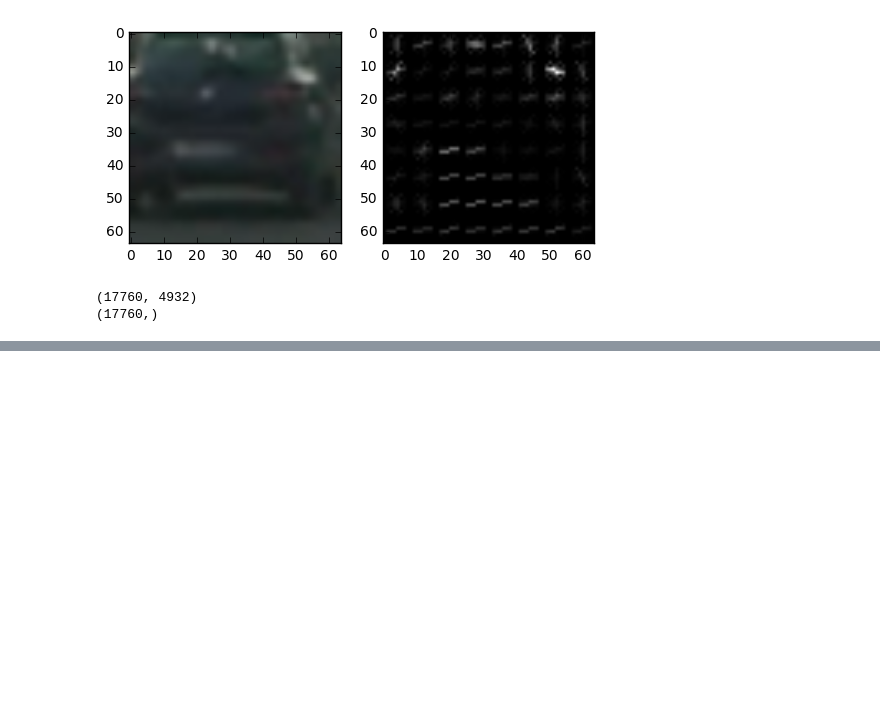
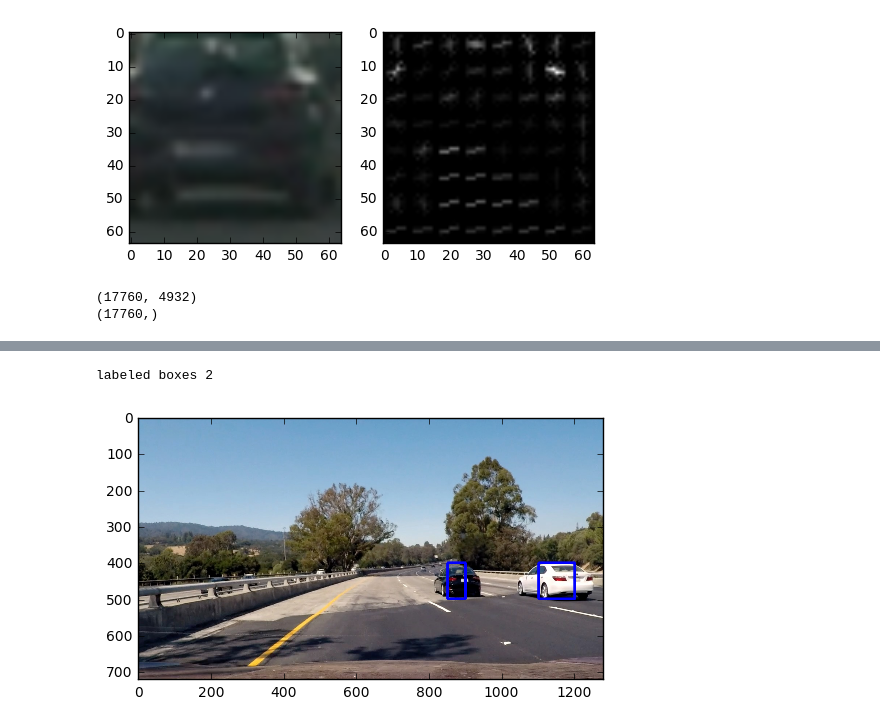
Before and after one commit to miroslavln/CarND-Vehicle-Detection, a Jupyter notebook: vehicle-detection-test.ipynb, the cells around one changed output, grey strips where cells are left out. Saved outputs shown, nothing was run; the diff lists cells and outputs as text; code cells hidden in the pictures; blank space fills up the shorter version.

```diff
--- a/vehicle-detection-test.ipynb
+++ b/vehicle-detection-test.ipynb
@@ -141,0 +163,45 @@ plt.show()
+# %%
+from scipy.ndimage.measurements import label
+
+def add_heat(heatmap, bboxes):
+    for box in bboxes:
+        x1, y1 = box[0]
+        x2, y2 = box[1]
+        heatmap[y1:y2, x1:x2] += 1
+    return heatmap
+
+def apply_threashold(heatmap, tresh):
+    heatmap[(heatmap<tresh)]=0
+
+def get_labeled_boxes(labels):
+    bboxes = []
+    for car in range(labels[1]):
+        nonzero = (labels[0] == car+1).nonzero()
+
+        nonzero_x = np.array(nonzero[1])
+        nonzero_y = np.array(nonzero[0])
+
+        top_x, top_y = np.min(nonzero_x), np.min(nonzero_y)
+        bottom_x, bottom_y = np.max(nonzero_x), np.max(nonzero_y)
+
+        bboxes.append(((top_x,top_y), (bottom_x, bottom_y)))
+    return bboxes
+
+res = draw_boxes(test_image, detected)
+heatmap = np.zeros_like(test_image[:,:,0]).astype(np.float32)
+heatmap = add_heat(heatmap, detected)
+apply_threashold(heatmap, 2)
+labels = label(heatmap)
+
+labeled_boxes = get_labeled_boxes(labels)
+print('labeled boxes', len(labeled_boxes))
+res_final = draw_boxes(test_image, labeled_boxes)
+
+#f, (ax1, ax2, ax3) = plt.subplots(1,3)
+#ax1.imshow(res_final)
+#ax2.imshow(labels[0], cmap='gray')
+plt.imshow(res_final)
+plt.show()
+# %% [output]
+labeled boxes 2
+[figure, added]
```
Also changed, not shown: parts of 11 cells of this notebook, 3 other files.
